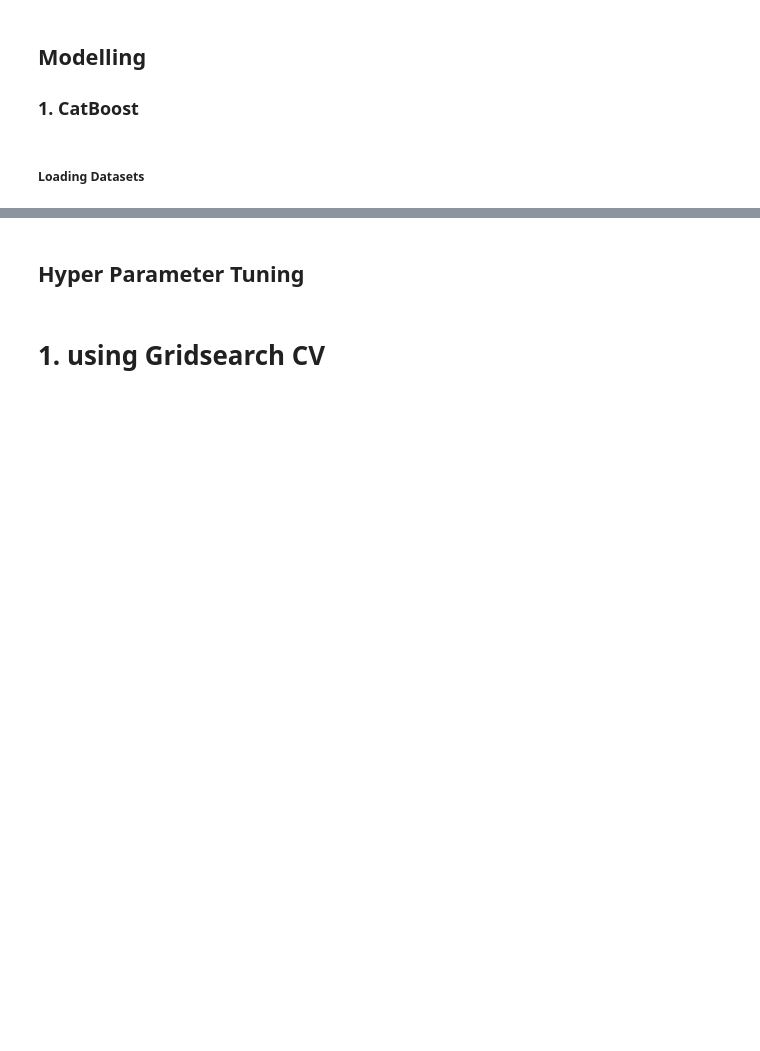
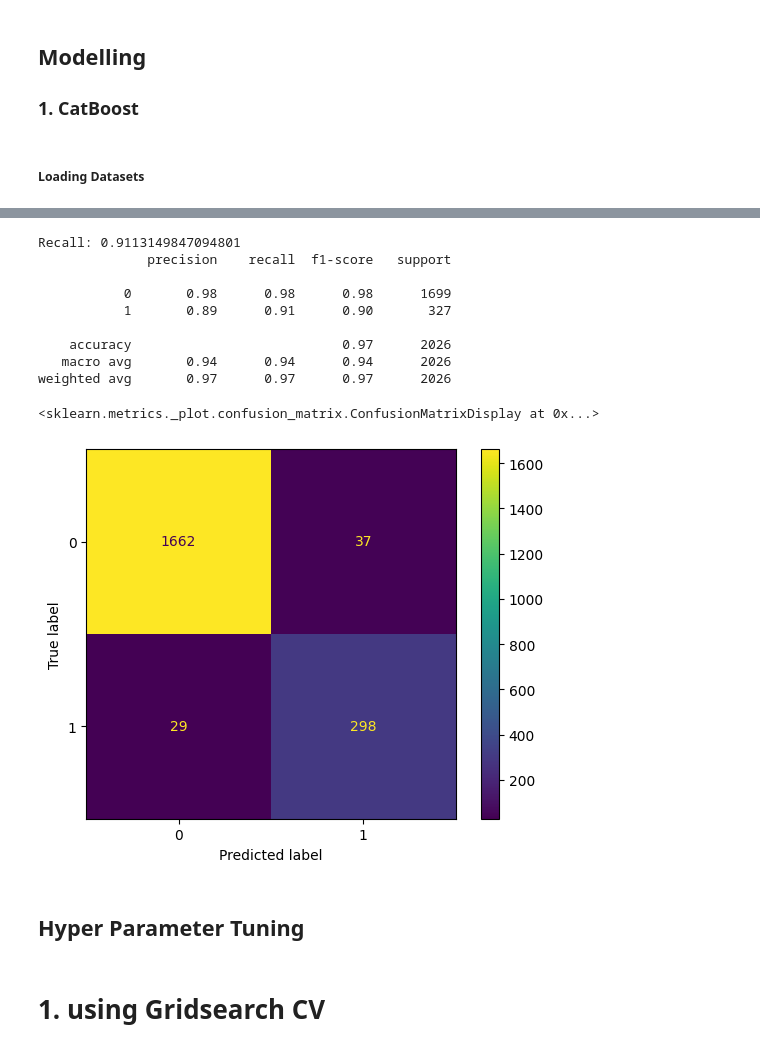
Before and after one commit to McGill-MMA-EnterpriseAnalytics/customer_churn_2024, a Jupyter notebook: Modelling/CatBoost.ipynb, the cells around one changed output, grey strips where cells are left out. Drawn from its saved outputs; the diff is of its cells as text; code cells hidden in the pictures; blank space fills up the shorter version.

```diff
--- a/Modelling/CatBoost.ipynb
+++ b/Modelling/CatBoost.ipynb
@@ -40,16 +63,28 @@ ConfusionMatrixDisplay.from_predictions(y_val, y_val_pred)
 # %%
 # Predicting on the test set
-y_pred = catboost_model.predict(X_test)
+#y_pred = catboost_model.predict(X_test)
 
 # Evaluating the model
-accuracy = accuracy_score(y_test, y_pred)
-report = classification_report(y_test, y_pred)
+#recall = recall_score(y_test, y_pred)
+#report = classification_report(y_test, y_pred)
 
-print(f"Accuracy: {accuracy}")
-print(report)
+#print(f"Recall: {recall}")
+#print(report)
 
 # confusion matrix on test set
-ConfusionMatrixDisplay.from_predictions(y_test, y_pred)
+#ConfusionMatrixDisplay.from_predictions(y_test, y_pred)
+# %% [output]
+Recall: 0.9113149847094801
+              precision    recall  f1-score   support
+
+           0       0.98      0.98      0.98      1699
+           1       0.89      0.91      0.90       327
+
+    accuracy                           0.97      2026
+   macro avg       0.94      0.94      0.94      2026
+weighted avg       0.97      0.97      0.97      2026
+<sklearn.metrics._plot.confusion_matrix.ConfusionMatrixDisplay at 0x...>
+[figure, added]
 # %% [markdown]
 ## Hyper Parameter Tuning
 # %% [markdown]
```
Also changed, not shown: parts of 15 cells of this notebook, 6 other files.
